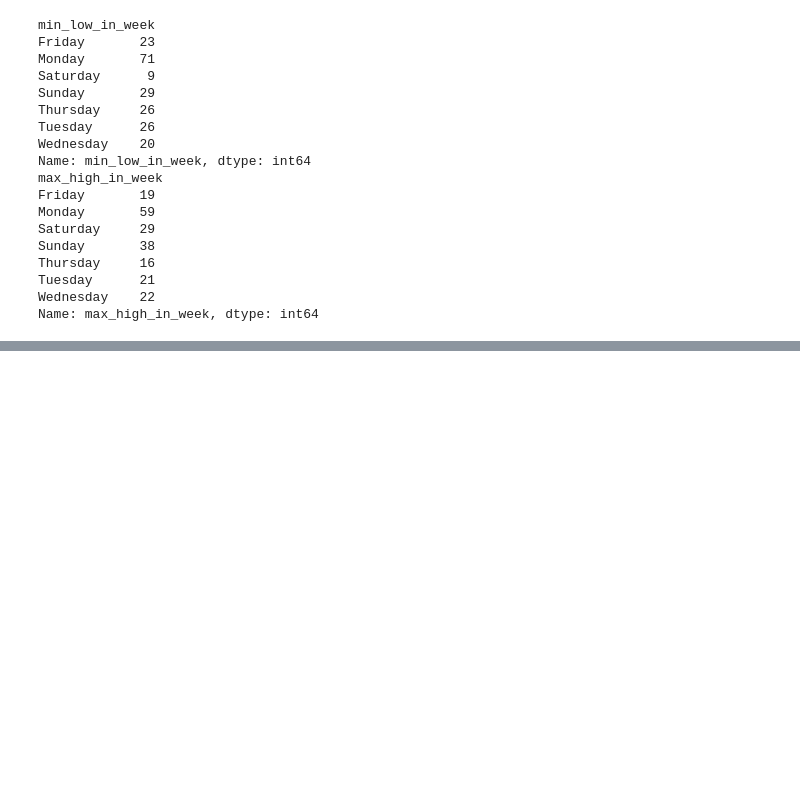
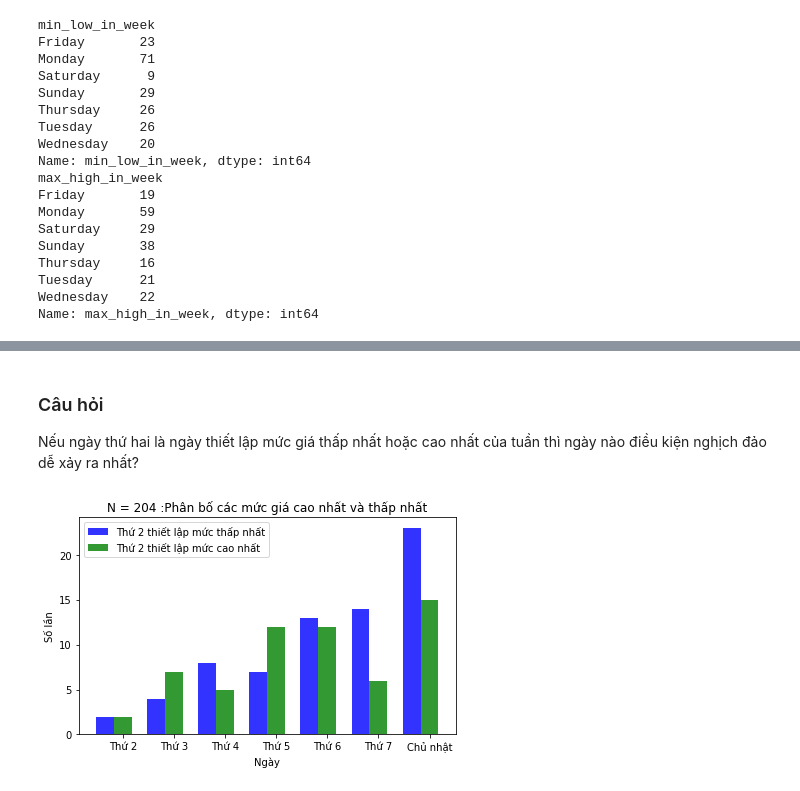
Before and after one commit to bachpx195/the_big_trade, a Jupyter notebook: TheBigTrade/insideDayAndOutsideDay.ipynb, the cells around one changed output, grey strips where cells are left out. Drawn from its saved outputs; the diff is of its cells as text; code cells hidden in the pictures; blank space fills up the shorter version.

```diff
--- a/TheBigTrade/insideDayAndOutsideDay.ipynb
+++ b/TheBigTrade/insideDayAndOutsideDay.ipynb
@@ -142,0 +207,58 @@ Name: max_high_in_week, dtype: int64
+# %% [markdown]
+### Câu hỏi
+Nếu ngày thứ hai là ngày thiết lập mức giá thấp nhất hoặc cao nhất của tuần thì ngày nào điều kiện nghịch đảo dễ xảy ra nhất?
+# %%
+monday_lowest_prices = bitcoin_prices_week[(
+    bitcoin_prices_week.min_low_in_week == 'Monday')]
+
+group_monday_lowest_prices = monday_lowest_prices.groupby(
+    'max_high_in_week').max_high_in_week.count()
+
+monday_highest_prices = bitcoin_prices_week[(
+    bitcoin_prices_week.max_high_in_week == 'Monday')]
+
+group_monday_highest_prices = monday_highest_prices.groupby(
+    'min_low_in_week').min_low_in_week.count()
+
+
+n_groups = 7
+monday_min_low_in_week = (
+    group_monday_lowest_prices['Monday'],
+    group_monday_lowest_prices['Tuesday'],
+    group_monday_lowest_prices['Wednesday'],
+    group_monday_lowest_prices['Thursday'],
+    group_monday_lowest_prices['Friday'],
+    group_monday_lowest_prices['Saturday'],
+    group_monday_lowest_prices['Sunday']
+)
+monday_max_high_in_week = (
+    group_monday_highest_prices['Monday'],
+    group_monday_highest_prices['Tuesday'],
+    group_monday_highest_prices['Wednesday'],
+    group_monday_highest_prices['Thursday'],
+    group_monday_highest_prices['Friday'],
+    group_monday_highest_prices['Saturday'],
+    group_monday_highest_prices['Sunday']
+)
+fig, ax = plt.subplots()
+index = np.arange(n_groups)
+bar_width = 0.35
+opacity = 0.8
+
+rects1 = plt.bar(index, monday_min_low_in_week, bar_width,
+                 alpha=opacity, color='b', label='Thứ 2 thiết lập mức thấp nhất')
+
+rects2 = plt.bar(index + bar_width, monday_max_high_in_week, bar_width,
+                 alpha=opacity, color='g', label='Thứ 2 thiết lập mức cao nhất')
+
+plt.xlabel('Ngày')
+plt.ylabel('Số lần')
+plt.title(
+    f"N = {total_week} :Phân bố các mức giá cao nhất và thấp nhất")
+plt.xticks(index + bar_width, ('Thứ 2', 'Thứ 3',
+                               'Thứ 4', 'Thứ 5', 'Thứ 6', 'Thứ 7', 'Chủ nhật'))
+plt.legend()
+plt.tight_layout()
+plt.show()
+# %% [output]
+[figure, added]
```
Also changed, not shown: parts of 6 cells of this notebook.
